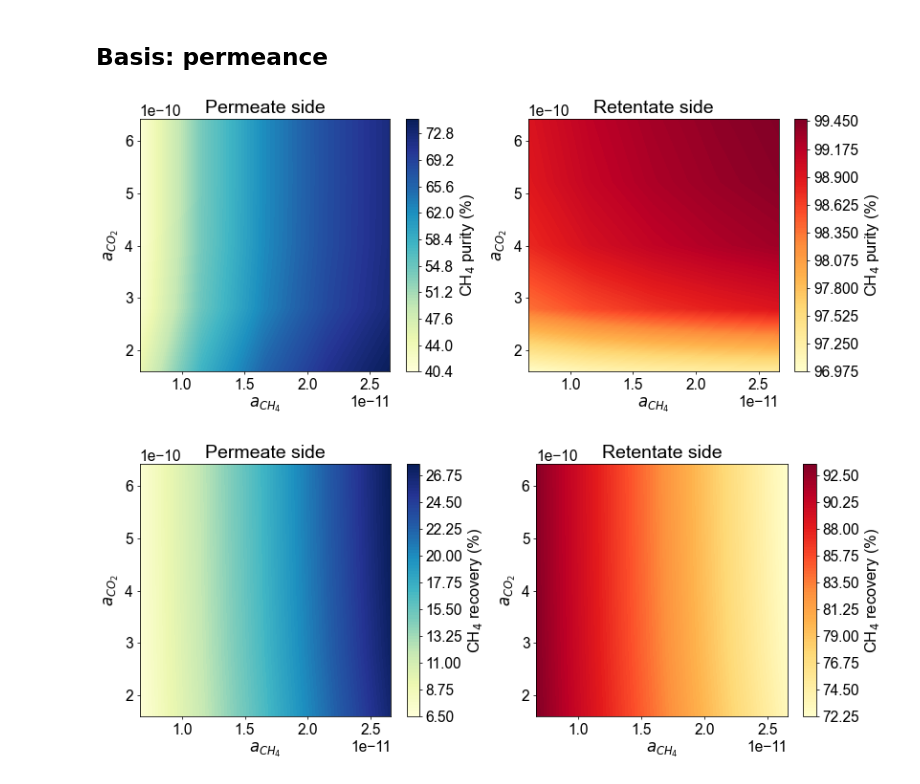
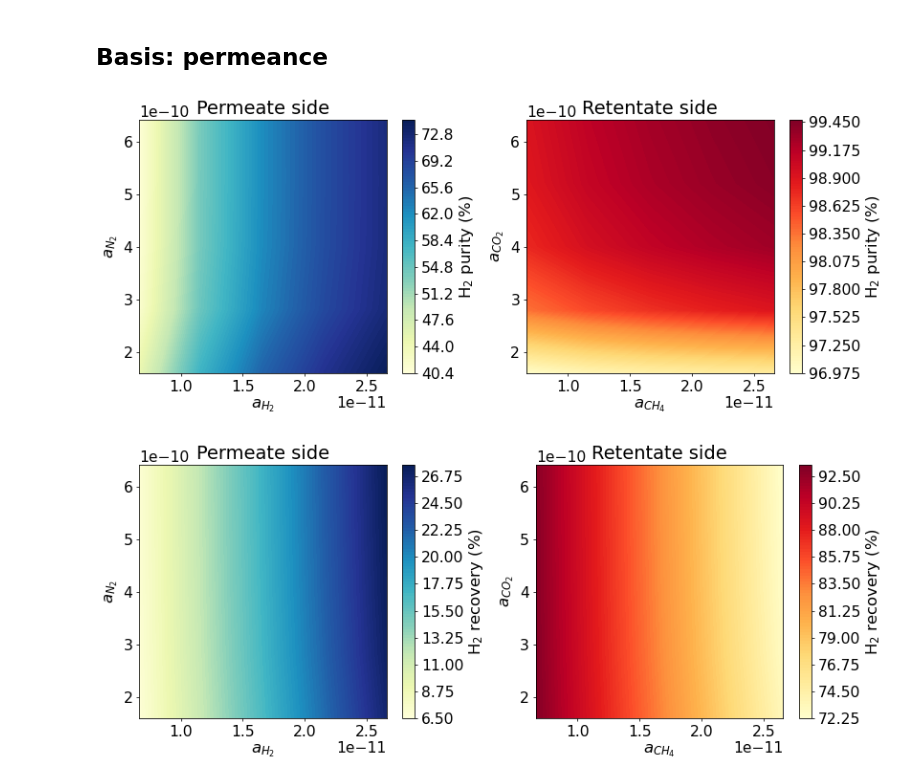
Before and after one commit to sebygaa/SimulStorage, a Jupyter notebook: Membrane_package/Example.ipynb, the cells around one changed output. Drawn from its saved outputs; the diff is of its cells as text; code cells hidden in the pictures.

```diff
--- a/Membrane_package/Example.ipynb
+++ b/Membrane_package/Example.ipynb
@@ -151,7 +151,7 @@ mem.results_plot_kci_co()
 ## Basis: Feed pressure
 # %%
 # Sensitivity analysis
-P_dom = np.linspace(5,60,10)
+P_dom = np.linspace(5,60,26)
 raw_res = []
 cost_list = []
 for p_feed in P_dom:
@@ -262,44 +264,44 @@ ax1 = fig.add_subplot(121)
 data = np.array(res_list)[:,0].reshape(5,5)
 fig.set_facecolor('white')
 cp = ax1.contourf(ch4_dom, co2_dom, data, cmap= 'YlGnBu', levels=100)
-plt.colorbar(cp, label='CH$_4$ purity (%)') # Add a colorbar to a plot
+plt.colorbar(cp, label='H$_2$ purity (%)') # Add a colorbar to a plot
 plt.title('Permeate side')
-ax1.set_xlabel('$a_{CH_4}$')
-ax1.set_ylabel('$a_{CO_2}$')
+ax1.set_xlabel('$a_{H_2}$')
+ax1.set_ylabel('$a_{N_2}$')
 
 ax2 = fig.add_subplot(122)
 data = np.array(res_list)[:,1].reshape(5,5)
 fig.set_facecolor('white')
 cp = ax2.contourf(ch4_dom, co2_dom, data, cmap= 'YlOrRd', levels=100)
-plt.colorbar(cp, label='CH$_4$ purity (%)') # Add a colorbar to a plot
+plt.colorbar(cp, label='H$_2$ purity (%)') # Add a colorbar to a plot
 plt.title('Retentate side')
 ax2.set_xlabel('$a_{CH_4}$')
 ax2.set_ylabel('$a_{CO_2}$')
 plt.tight_layout()
 plt.show()
 # %% [output]
-[figure, old version]
+[figure, new version]
 # %%
 fig = plt.figure(figsize=(12,5),dpi=70)
 
 ax1 = fig.add_subplot(121)
 data = np.array(res_list)[:,2].reshape(5,5)
 fig.set_facecolor('white')
 cp = ax1.contourf(ch4_dom, co2_dom, data, cmap= 'YlGnBu', levels=100)
-plt.colorbar(cp, label='CH$_4$ recovery (%)') # Add a colorbar to a plot
+plt.colorbar(cp, label='H$_2$ recovery (%)') # Add a colorbar to a plot
 plt.title('Permeate side')
-ax1.set_xlabel('$a_{CH_4}$')
-ax1.set_ylabel('$a_{CO_2}$')
+ax1.set_xlabel('$a_{H_2}$')
+ax1.set_ylabel('$a_{N_2}$')
 
 ax2 = fig.add_subplot(122)
 data = np.array(res_list)[:,3].reshape(5,5)
 fig.set_facecolor('white')
 cp = ax2.contourf(ch4_dom, co2_dom, data, cmap= 'YlOrRd', levels=100)
-plt.colorbar(cp, label='CH$_4$ recovery (%)') # Add a colorbar to a plot
+plt.colorbar(cp, label='H$_2$ recovery (%)') # Add a colorbar to a plot
 plt.title('Retentate side')
 ax2.set_xlabel('$a_{CH_4}$')
 ax2.set_ylabel('$a_{CO_2}$')
 plt.tight_layout()
 plt.show()
 # %% [output]
-[figure, old version]
+[figure, new version]
```
Also changed, not shown: parts of 4 cells of this notebook.
